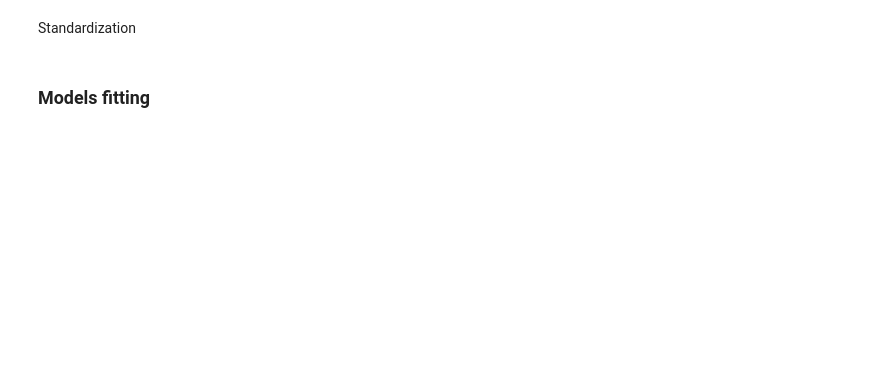
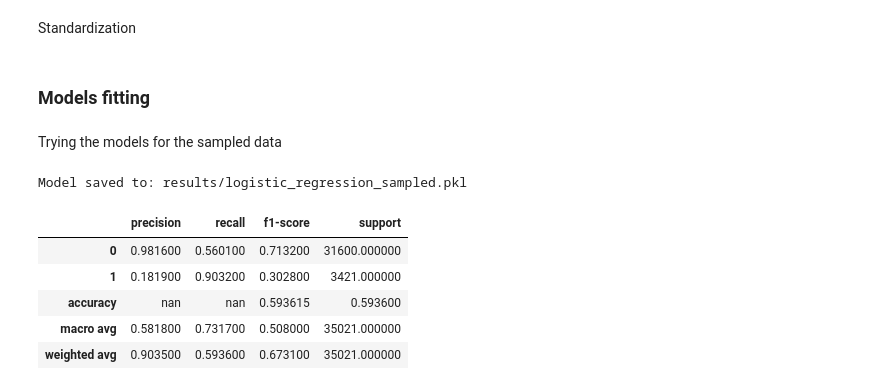
Before and after one commit to OloruntobiOlutola/Hands-on-ML, a Jupyter notebook: customer_transaction.ipynb, the cells around one changed output. Cells and saved outputs as stored; diff of their text form; code cells hidden in the pictures; blank space fills up the shorter version.

Commit message:
first round of models

```diff
--- a/customer_transaction.ipynb
+++ b/customer_transaction.ipynb
@@ -67,0 +144,27 @@ def visualize_class_distribution(y):
+# %%
+def train_and_save_model(
+    model,
+    model_name,
+    X_train,
+    y_train,
+    X_test,
+    y_test,
+    sampled=False
+):
+    # ---- Train model ----
+    model.fit(X_train, y_train)
+
+    # ---- Predictions ----
+    y_pred = model.predict(X_test)
+
+    # ---- Classification Report ----
+    report = show_classification_report(y_test, y_pred)
+
+    # ---- Build filename ----
+    suffix = "_sampled" if sampled else ""
+    filename = f"{model_name}{suffix}.pkl"
+
+    # ---- Save model ----
+    save_model(model, filename)
+
+    return model, y_pred, report
@@ -258,7 +459,30 @@ X_test_scaled = scaler.transform(X_test)
 # %%
 # Standardize the features of the balanced dataset (downsample)
 scaler = StandardScaler()
-X_train_scaled = scaler.fit_transform(X_resampled_down)
-X_test_scaled = scaler.transform(X_test)
+X_resampled_train_scaled = scaler.fit_transform(X_resampled_down)
+X_resampled_test_scaled = scaler.transform(X_test)
 # %% [markdown]
 ### Models fitting
+# %% [markdown]
+Trying the models for the sampled data
+# %%
+model, y_pred, report  = train_and_save_model(
+    model=LogisticRegression(),
+    model_name="logistic_regression",
+    X_train=X_resampled_train_scaled,
+    y_train=y_resampled_down,
+    X_test=X_test_scaled,
+    y_test=y_test,
+    sampled=True
+)
+# %% [output]
+Model saved to: results/logistic_regression_sampled.pkl
+# %%
+report
+# %% [output]
+|  | precision | recall | f1-score | support |
+| 0 | 0.981600 | 0.560100 | 0.713200 | 31600.000000 |
+| 1 | 0.181900 | 0.903200 | 0.302800 | 3421.000000 |
+| accuracy | nan | nan | 0.593615 | 0.593600 |
+| macro avg | 0.581800 | 0.731700 | 0.508000 | 35021.000000 |
+| weighted avg | 0.903500 | 0.593600 | 0.673100 | 35021.000000 |
```
Also changed, not shown: parts of 32 cells of this notebook.
